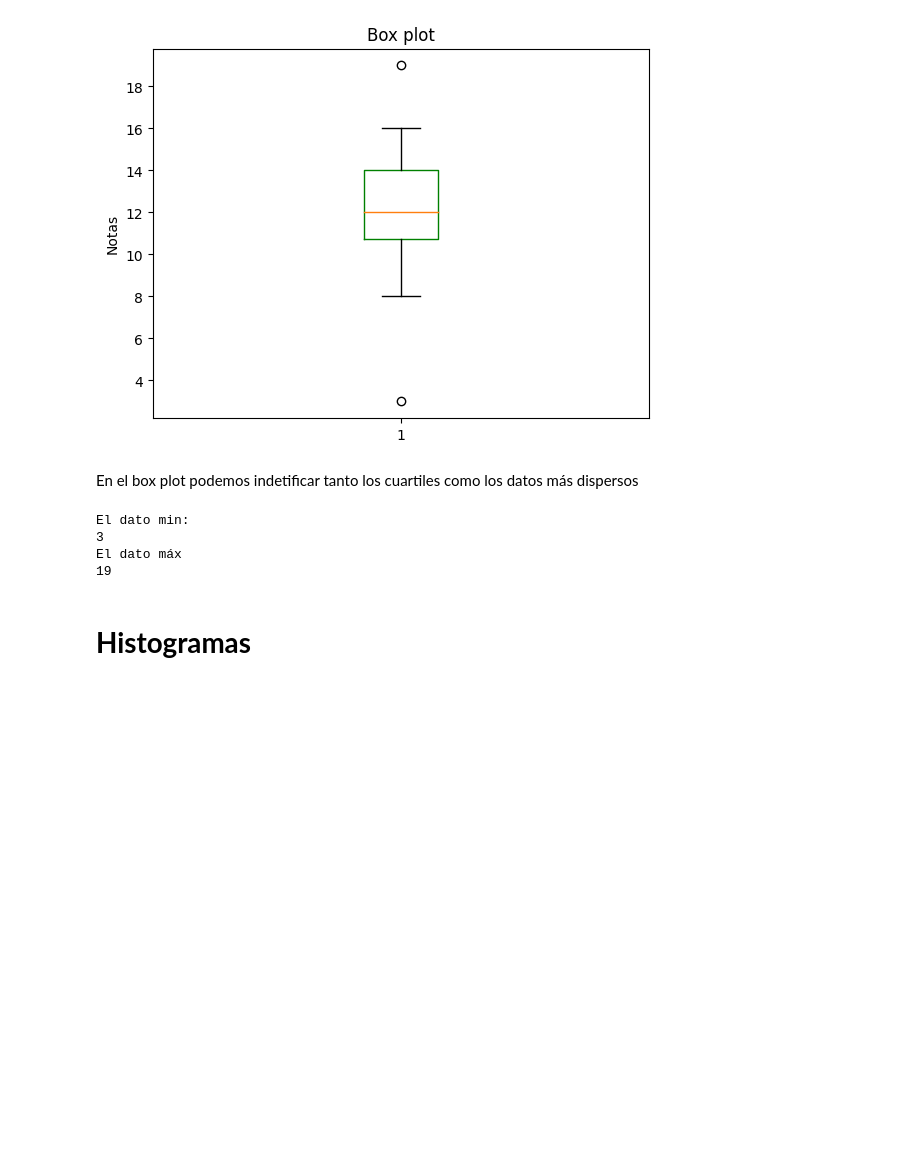
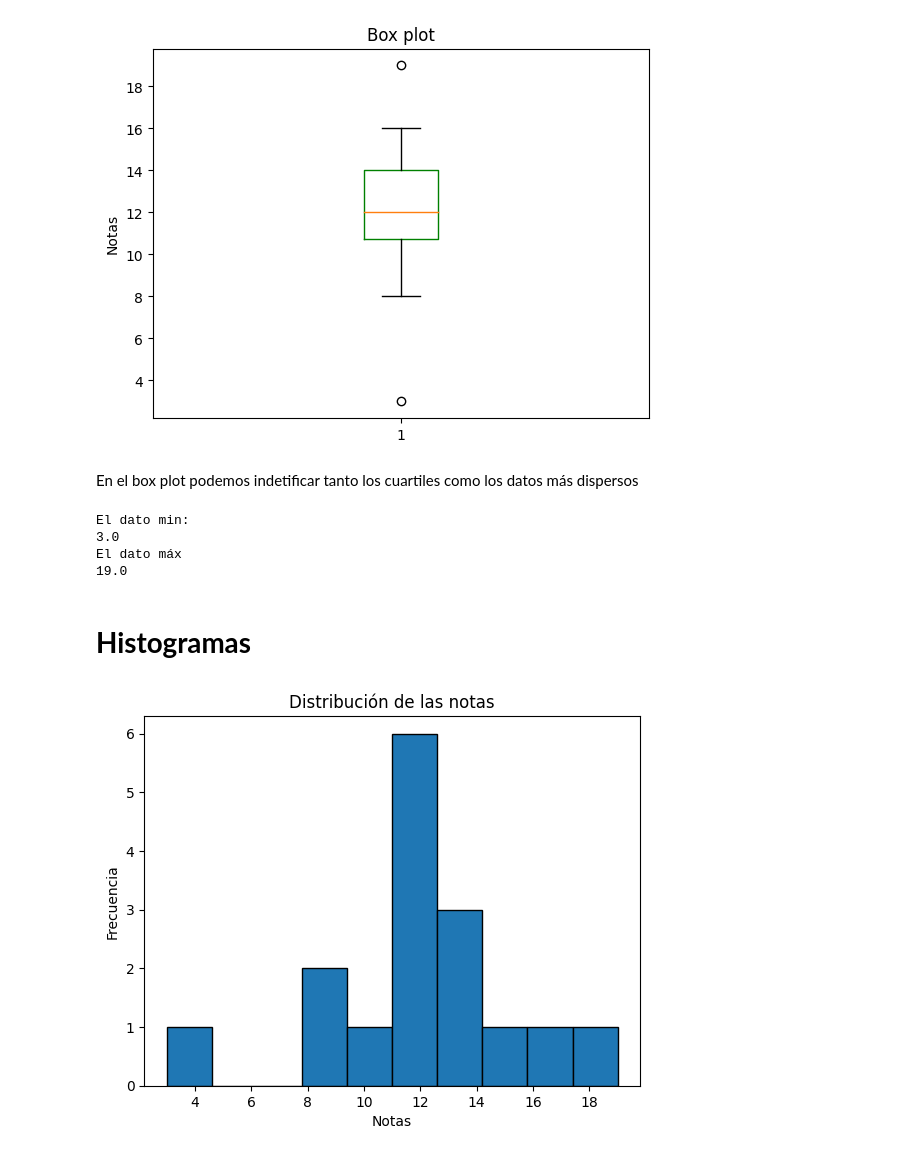
Before and after one commit to clauloro/Una_serie_de_notas_Grupal, a Jupyter notebook: notas.ipynb, the cells around one changed output. Saved outputs shown, nothing was run; the diff lists cells and outputs as text; code cells hidden in the pictures; blank space fills up the shorter version.

```diff
--- a/notas.ipynb
+++ b/notas.ipynb
@@ -33,0 +11,3 @@ df_notas
+# %%
+df_notas = pd.read_excel('./Notas_data/Notas.xlsx')
+df_notas
@@ -33,0 +32,6 @@ df_notas
+# %%
+columnas_drop = ['NOTAS ORDENADAS', 'Unnamed: 2', 'Unnamed: 3', 'Unnamed: 4', 'Unnamed: 5', 'VALOR', 'MEDIA', 'DESVIACIÓN', 'DESVIACIÓN AL CUADRADO']
+#  Limpiamos el dataset, por ahora la columna que nos interesa es 'NOTAS'
+df_notas = df_notas.drop(columnas_drop, axis=1)
+#  Limpiamos los valores nulos de la columna 'NOTAS'
+df_notas2 = df_notas.dropna()
@@ -139,16 +161,25 @@ plt.show()
 En el box plot podemos indetificar tanto los cuartiles como los datos más dispersos
 # %%
 #dato más dispersos que podemos observar en el gráfico
-min=np.min(notas)
-maz=np.max(notas)
+min=np.min(df_notas2['NOTAS'])
+maz=np.max(df_notas2['NOTAS'])
 print("El dato min:")
 print(min)
 print("El dato máx")
 print(maz)
 # %% [output]
 El dato min:
-3
+3.0
 El dato máx
-19
+19.0
 # %% [markdown]
 # **Histogramas**
+# %%
+#  Comenzamos a dibujar el histograma de las notas
+plt.hist(df_notas2['NOTAS'], bins=10, edgecolor='black')
+plt.xlabel('Notas')
+plt.ylabel('Frecuencia')
+plt.title('Distribución de las notas')
+plt.show()
+# %% [output]
+[figure, added]
```
Also changed, not shown: parts of 9 cells of this notebook, 2 other files.
